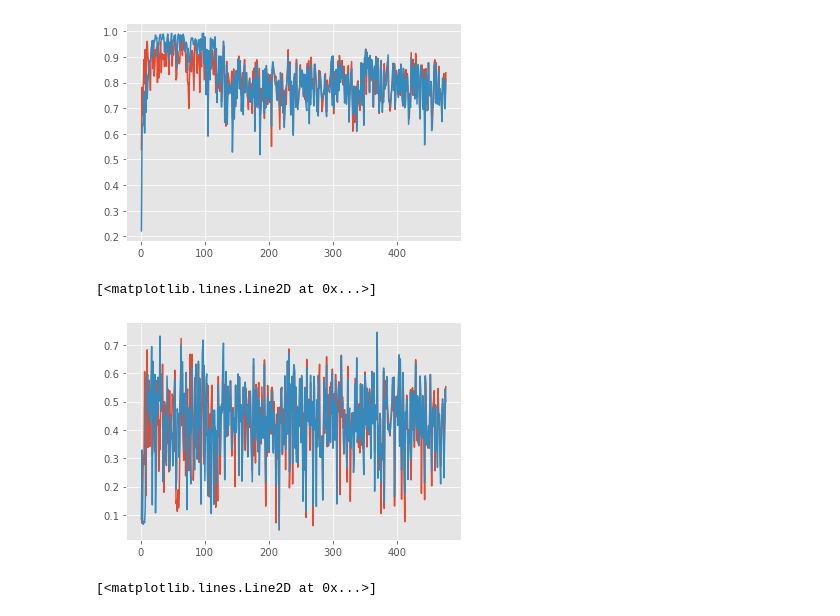
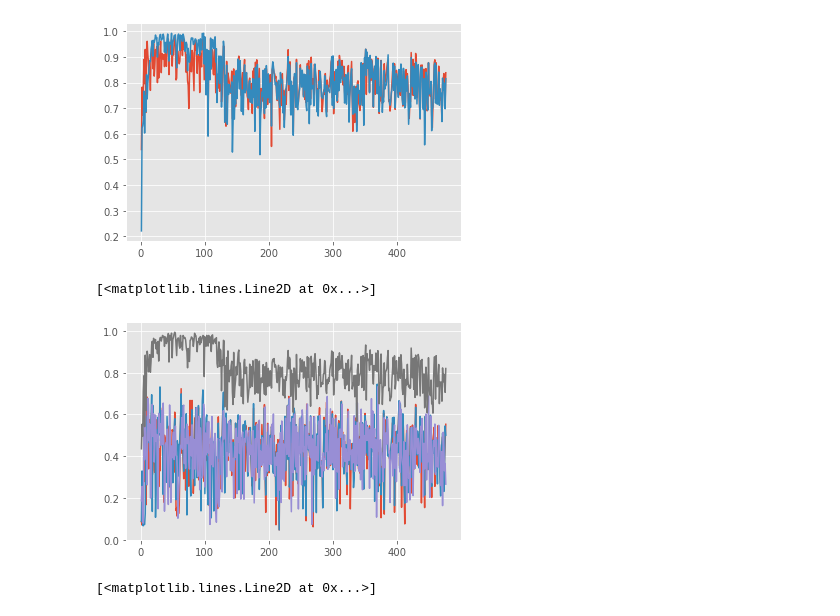
Before and after one commit to Tahuubinh/Offloading_to_Vehicles, a Jupyter notebook: Mec_ver4-main/code/Plot_test.ipynb, the cells around one changed output. Saved outputs shown, nothing was run; the diff lists cells and outputs as text; code cells hidden in the pictures.

```diff
--- a/Mec_ver4-main/code/Plot_test.ipynb
+++ b/Mec_ver4-main/code/Plot_test.ipynb
@@ -186,19 +186,23 @@ plt.plot(number, data2)
 # %%
 import numpy as np
 import matplotlib.pyplot as plt
 plt.style.use('ggplot')
 import pandas as pd
 
 data1 = pd.read_csv("DDQL_5phut_10.csv").values[:, 1]
 data2 = pd.read_csv("DDQL_5phut_11.csv").values[:, 1]
+data3 = pd.read_csv("DDQL_5phut_9.csv").values[:, 1]
+data4 = pd.read_csv("DDQL_5phut_8.csv").values[:, 1]
 
 number = [i + 1 for i in range(data1.shape[0])]
 plt.tight_layout()
 plt.plot(number, data1)
 plt.plot(number, data2)
+plt.plot(number, data3)
+plt.plot(number, data4, label = 'DDQL gamma = 0.8') #other 0.7
 # %% [output]
 [<matplotlib.lines.Line2D at 0x...>]
-[figure, old version]
+[figure, new version]
 # %%
 import numpy as np
 import matplotlib.pyplot as plt
```
Also changed, not shown: parts of 9 cells of this notebook, 58 other files.
